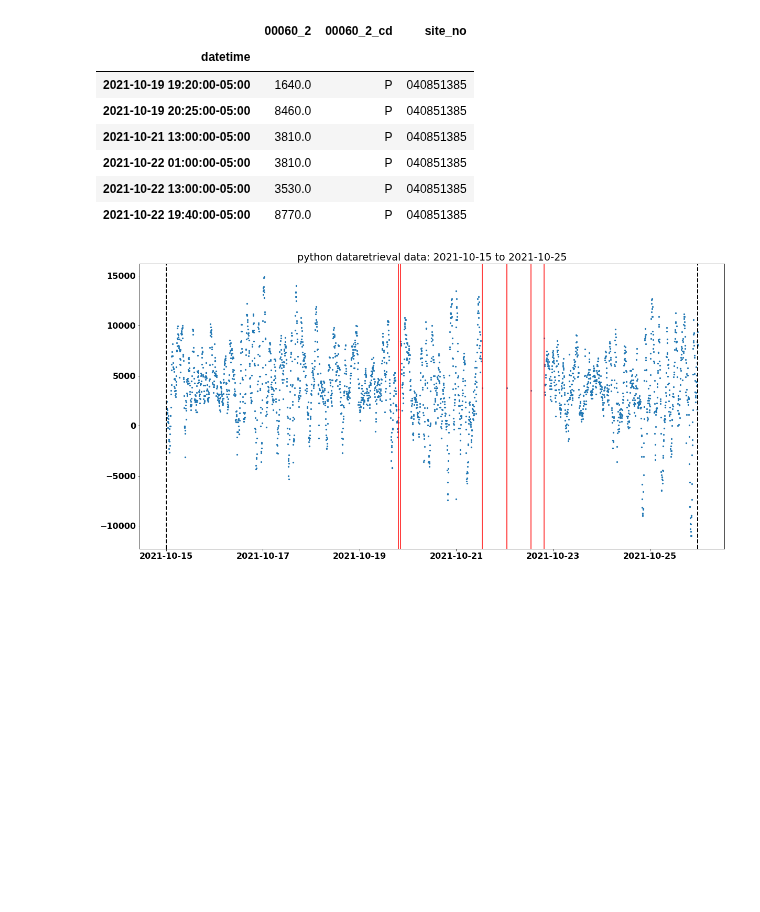
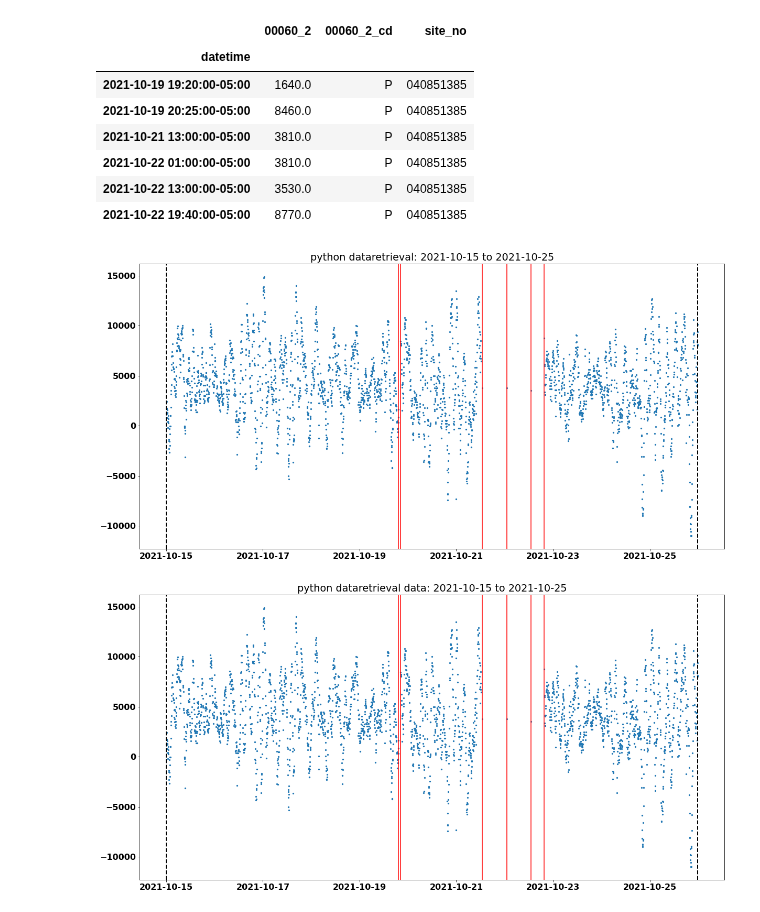
Before and after one commit to mlr07/hydro-tools, a Jupyter notebook: hydro-tools.ipynb, the cells around one changed output. Saved outputs shown, nothing was run; the diff lists cells and outputs as text; code cells hidden in the pictures; blank space fills up the shorter version.

```diff
--- a/hydro-tools.ipynb
+++ b/hydro-tools.ipynb
@@ -180,14 +180,14 @@ def obs_summary(hf_df, dt_df, start, end, data):
     print(f"hydrofunctions {data} data from {start} to {end}: {hf_length} observations")
     print(f"dataretrieval {data} data from {start} to {end}: {dt_length} observations")
     print("-"*50)
-    print(f"hydrofunctions difference: {abs(hf_diff)} observations, {hours(hf_diff)} {text(hf_diff)}")
-    print(f"python-dataretrieval difference: {abs(dt_diff)} observations, {hours(dt_diff)} {text(dt_diff)}")
+    print(f"hydrofunctions difference: {abs(hf_diff)} observations, {hours(hf_diff, perhour)} {text(hf_diff)}")
+    print(f"python-dataretrieval difference: {abs(dt_diff)} observations, {hours(dt_diff, perhour)} {text(dt_diff)}")
 
 def text(diff):
     return "extra hours of observations" if diff >= 0 else "missing hours of observations"
 
 
-def hours(diff):
+def hours(diff, perhour):
     return abs(round(diff/perhour, 2))
 
 
@@ -221,10 +221,10 @@ def get_gaps(df):
     np_mask = np_delta > timedelta(minutes=5)
 
     # set index 1 back from first gap to true
-    np_mask[np.where(dt_np_mask==True)[0][0]-1] = True
+    np_mask[np.where(np_mask==True)[0][0]-1] = True
 
     # filter original dataframe with mask to extract datetime gaps and return
-    return dt_df[dt_np_mask]
+    return df[np_mask]
 # %%
 # refernence gage, time, and data
 fox_river_gb = "040851385"
@@ -266,6 +259,10 @@ dt_gaps
 | 2021-10-22 01:00:00-05:00 | 3810.0 | P | 040851385 |
 | 2021-10-22 13:00:00-05:00 | 3530.0 | P | 040851385 |
 | 2021-10-22 19:40:00-05:00 | 8770.0 | P | 040851385 |
+# %%
+plot(df=dt_df, gaps=dt_gaps, title="python dataretrieval")
+# %% [output]
+[figure, added]
 # %%
 # plot it
 plt.figure(figsize=(20, 10))
```
Also changed, not shown: parts of 1 cell of this notebook.
